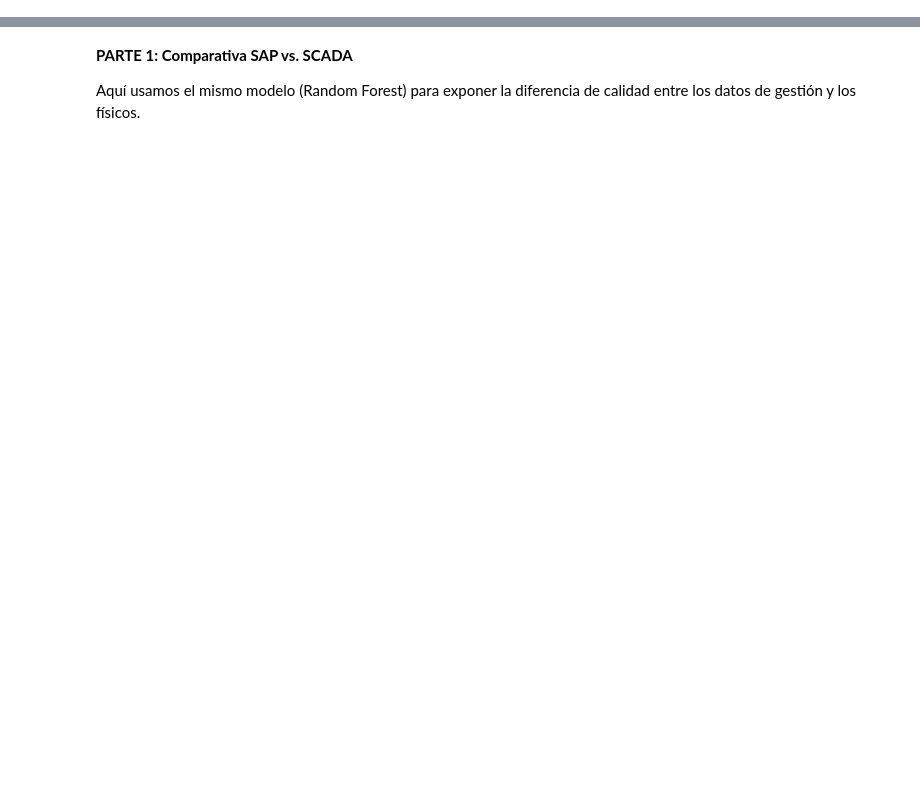
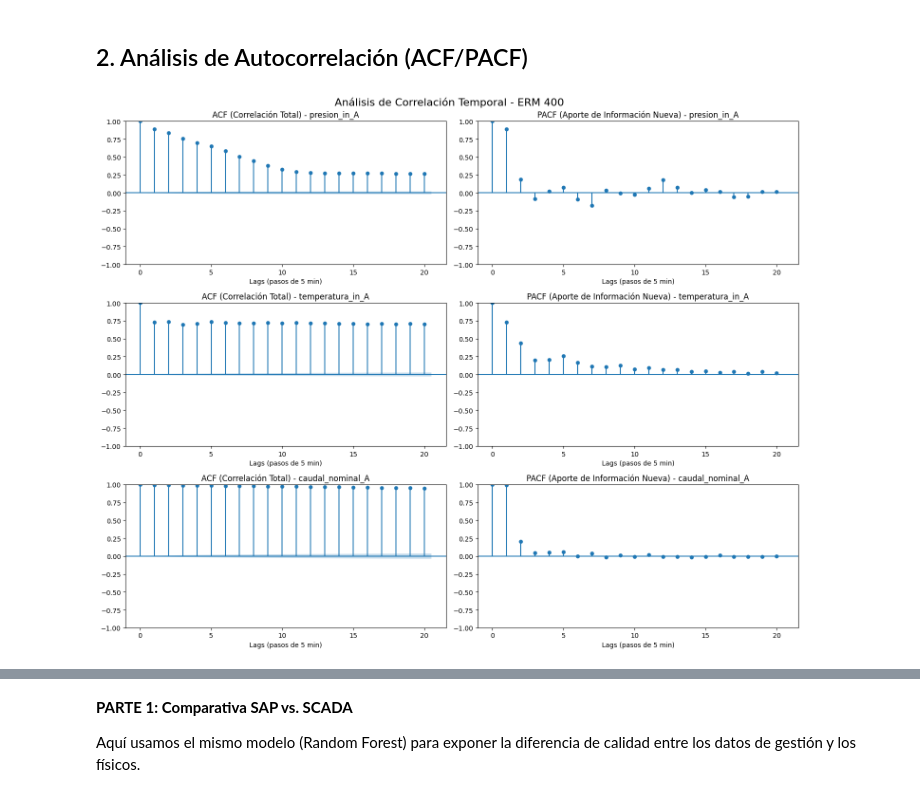
Before and after one commit to BryanInche/27.tfm_enagas_ia, a Jupyter notebook: notebooks/04_Modelado_Supervisado.ipynb, the cells around one changed output, grey strips where cells are left out. Cells and saved outputs as stored; diff of their text form; code cells hidden in the pictures; blank space fills up the shorter version.

```diff
--- a/notebooks/04_Modelado_Supervisado.ipynb
+++ b/notebooks/04_Modelado_Supervisado.ipynb
@@ -32,0 +19,14 @@ df.head(3)
+# %%
+# Configurar para mostrar todas las filas
+pd.set_option('display.max_rows', None)
+# Configurar para mostrar todas las columnas
+pd.set_option('display.max_columns', None)
+# Definir variables predictoras (X) - Solo Línea A
+features = ['presion_in_A', 'temperatura_in_A',
+       'caudal_bruto_A', 'caudal_nominal_A', 'caudal_min_diario_A',
+       'caudal_max_diario_A', 'is_anomaly_sap',
+       'tipo_fallo_sap_detalle', 'anomaly_IF', 'target_sap_IF',
+       'delta_presion_temp', 'is_scada_anomaly', 'tipo_fallo_scada',
+       'inestabilidad_z']
+df=df[features]
+df.head(3)
@@ -33,4 +39,4 @@ df.head(3)
 # %%
 #df = df.fillna(0) # Limpiar el primer delta_presion que suele ser NaN
 # Eliminar la Fila 1, porque tiene el Null en el Delta_presion
-df = df.dropna(subset=['delta_presion_temp'])
+#df = df.dropna(subset=['delta_presion_temp'])
@@ -36,0 +68,32 @@ df = df.dropna(subset=['delta_presion_temp'])
+# %% [markdown]
+## 2. Análisis de Autocorrelación (ACF/PACF)
+# %%
+import matplotlib.pyplot as plt
+from statsmodels.graphics.tsaplots import plot_acf, plot_pacf
+import statsmodels.api as sm
+
+# Variables a analizar
+variables_fisicas = ['presion_in_A', 'temperatura_in_A', 'caudal_nominal_A']
+
+# Configuración de la figura
+fig, axes = plt.subplots(nrows=3, ncols=2, figsize=(15, 12))
+fig.suptitle('Análisis de Correlación Temporal - ERM 400', fontsize=16)
+
+for i, var in enumerate(variables_fisicas):
+    # ACF con bandas de confianza claras
+    sm.graphics.tsa.plot_acf(df[var], lags=20, ax=axes[i, 0],
+                             alpha=0.05, title=f'ACF (Correlación Total) - {var}')
+
+    # PACF con bandas de confianza claras
+    sm.graphics.tsa.plot_pacf(df[var], lags=20, ax=axes[i, 1],
+                              alpha=0.05, title=f'PACF (Aporte de Información Nueva) - {var}',
+                              method='ywm')
+
+    # Añadimos etiquetas para que el lector entienda la zona de ruido
+    axes[i, 0].set_xlabel('Lags (pasos de 5 min)')
+    axes[i, 1].set_xlabel('Lags (pasos de 5 min)')
+
+plt.tight_layout()
+plt.show()
+# %% [output]
+[figure, added]
```
Also changed, not shown: parts of 22 cells of this notebook.
